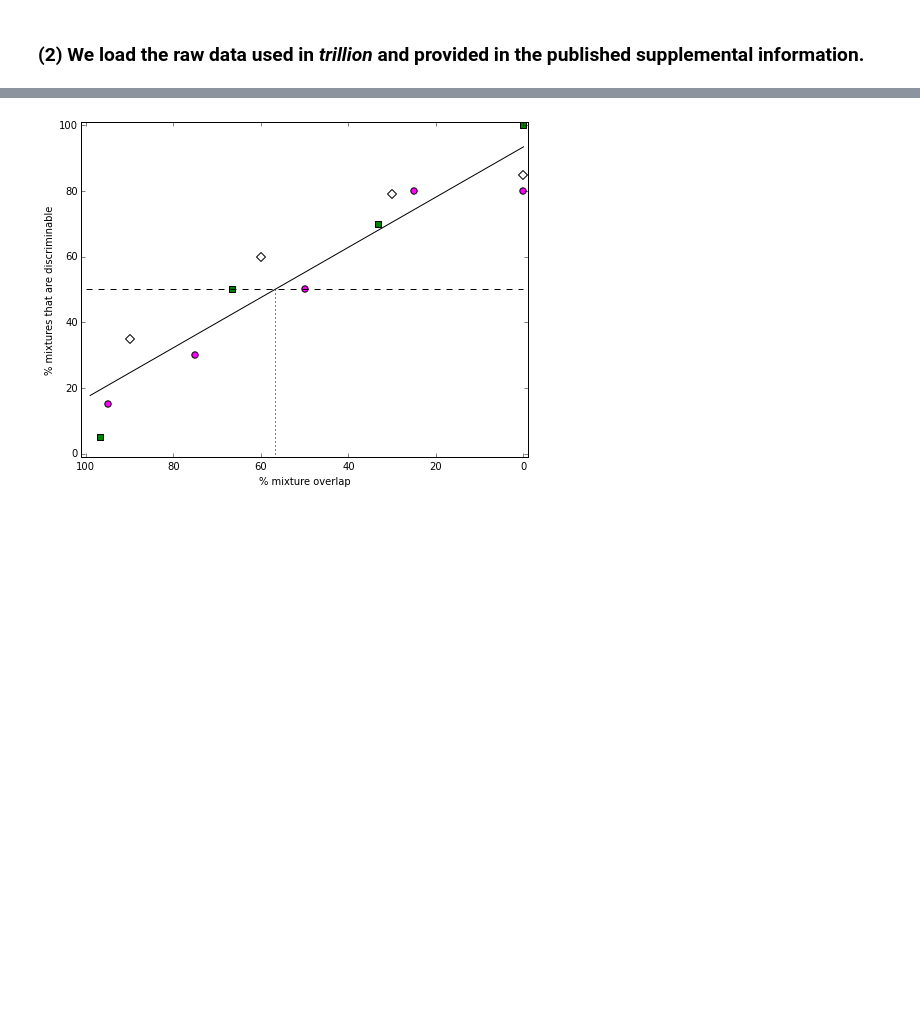
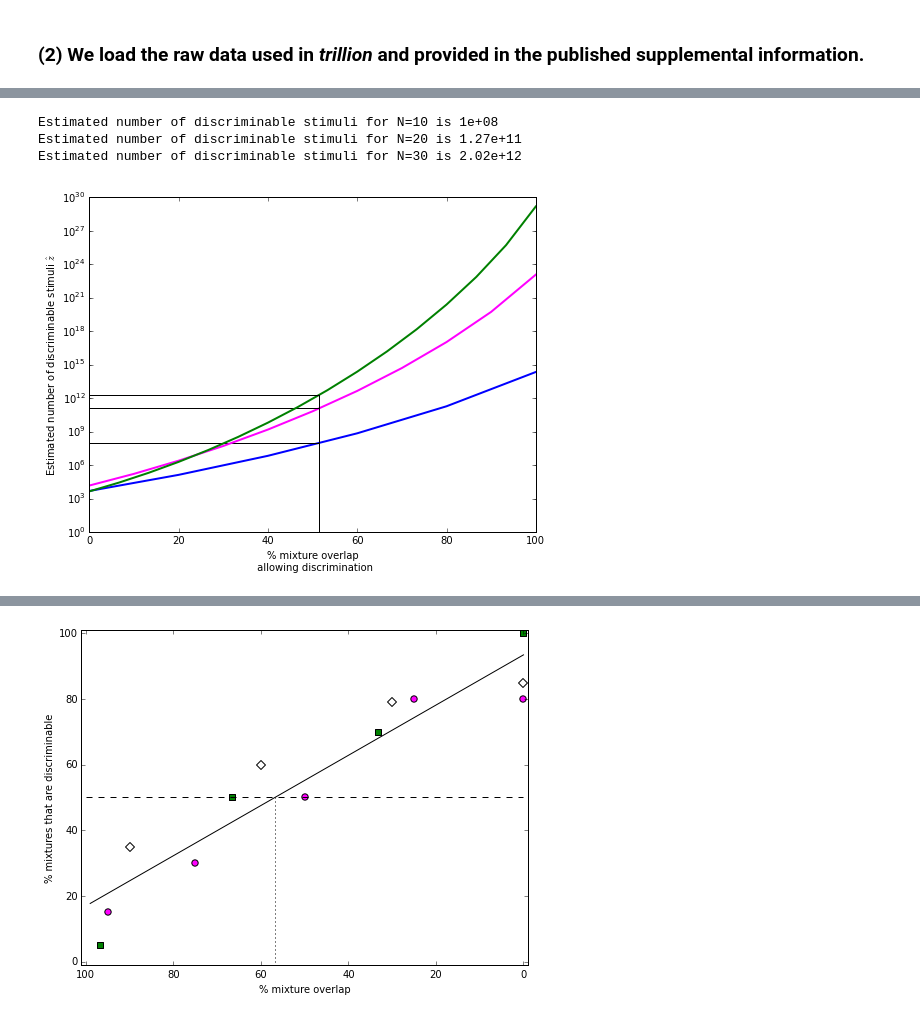
Before and after one commit to rgerkin/trillion, a Jupyter notebook: arxiv.ipynb, the cells around one changed output, grey strips where cells are left out. Cells and saved outputs as stored; diff of their text form; code cells hidden in the pictures; blank space fills up the shorter version.

```diff
--- a/arxiv.ipynb
+++ b/arxiv.ipynb
@@ -41,0 +58,10 @@ T = 20
+# %%
+# Figure 2B: Regenerate Fig. 4c from Bushdid et al. using their data and methods.
+_ = trillion.fig4x(results,'a',alpha=alpha)
+for (N_,z_) in _:
+    print('Estimated number of discriminable stimuli for N=%d is %.3g' % (N_,z_))
+# %% [output]
+Estimated number of discriminable stimuli for N=10 is 1e+08
+Estimated number of discriminable stimuli for N=20 is 1.27e+11
+Estimated number of discriminable stimuli for N=30 is 2.02e+12
+[figure, added]
```
Also changed, not shown: parts of 196 cells of this notebook, 1 other file.
